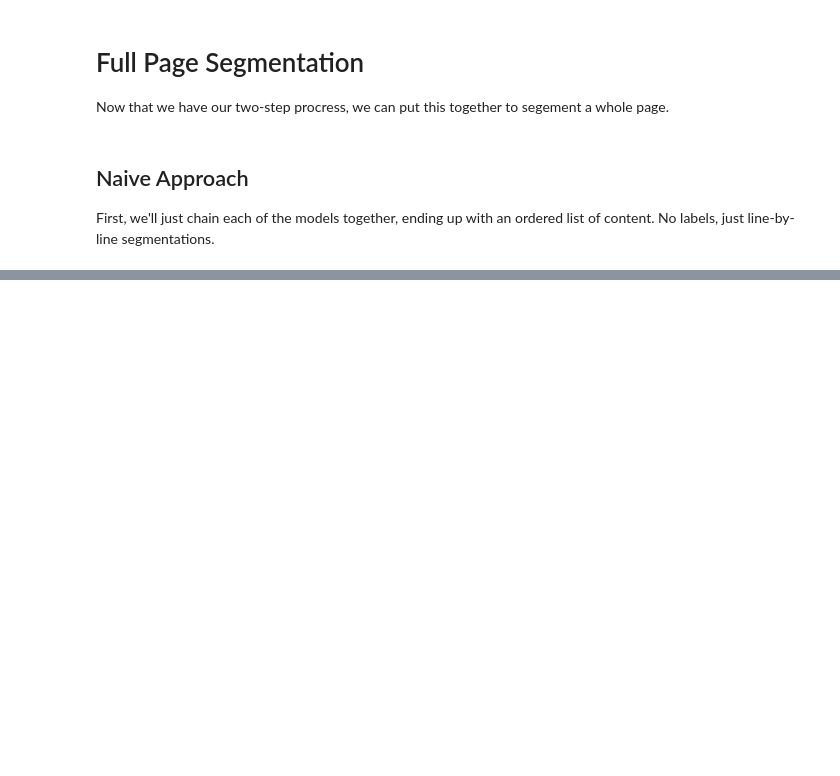
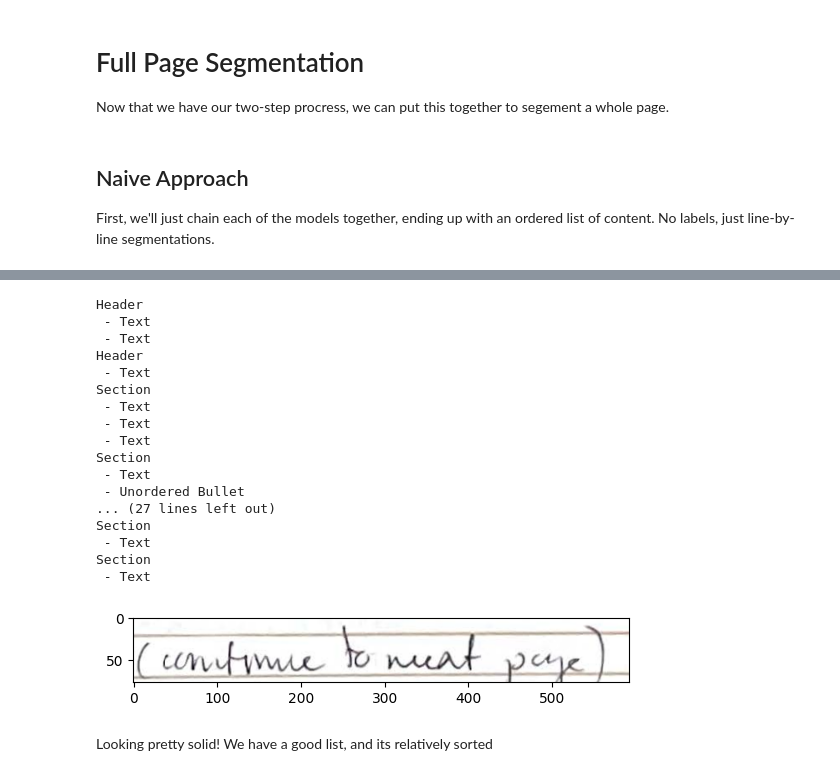
Before and after one commit to gjburke/note-transfer, a Jupyter notebook: development/text_segmentation.ipynb, the cells around one changed output, grey strips where cells are left out. Cells and saved outputs as stored; diff of their text form; code cells hidden in the pictures; blank space fills up the shorter version.

```diff
--- a/development/text_segmentation.ipynb
+++ b/development/text_segmentation.ipynb
@@ -852,0 +1054,2 @@ First, we'll just chain each of the models together, ending up with an ordered l
+# %%
+segs = get_page_segmentations(test_image)
@@ -852,0 +1074,29 @@ First, we'll just chain each of the models together, ending up with an ordered l
+# %%
+for node in segs:
+    if node.is_section:
+        print(node.name)
+    else:
+        print(f" - {node.name}")
+        plt.imshow(node.img)
+        plt.show()
+# %% [output]
+Header
+ - Text
+ - Text
+Header
+ - Text
+Section
+ - Text
+ - Text
+ - Text
+Section
+ - Text
+ - Unordered Bullet
+... (27 lines left out)
+Section
+ - Text
+Section
+ - Text
+[figure, added]
+# %% [markdown]
+Looking pretty solid! We have a good list, and its relatively sorted
```
Also changed, not shown: parts of 18 cells of this notebook.
